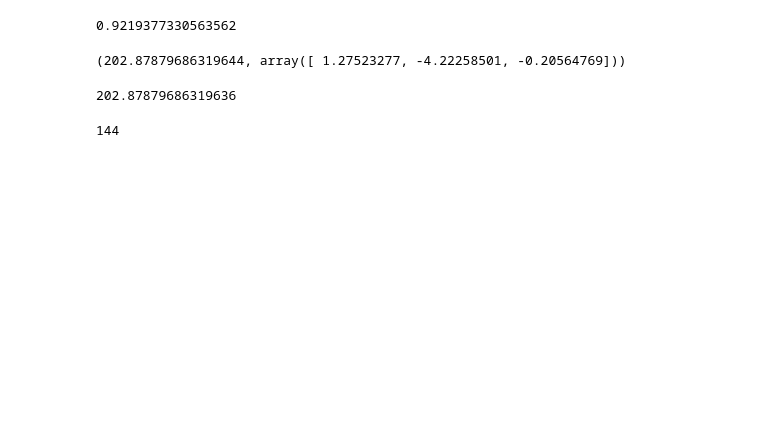
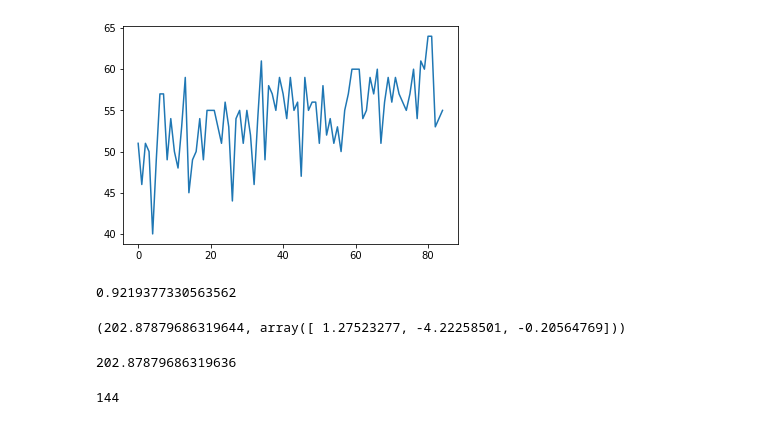
Before and after one commit to marclelamy/TyPy, a Jupyter notebook: test_stuff.ipynb, the cells around one changed output. Drawn from its saved outputs; the diff is of its cells as text; code cells hidden in the pictures; blank space fills up the shorter version.

```diff
--- a/test_stuff.ipynb
+++ b/test_stuff.ipynb
@@ -158,0 +429,7 @@ pd.read_sql_query(query, con).tail(20)
+# %%
+df_high_score['wpm'].plot.line()
+import plotly.express as px
+
+px.scatter(df_high_score, y='wpm')
+# %% [output]
+[figure, added]
```
Also changed, not shown: parts of 34 cells of this notebook, 2 other files.
